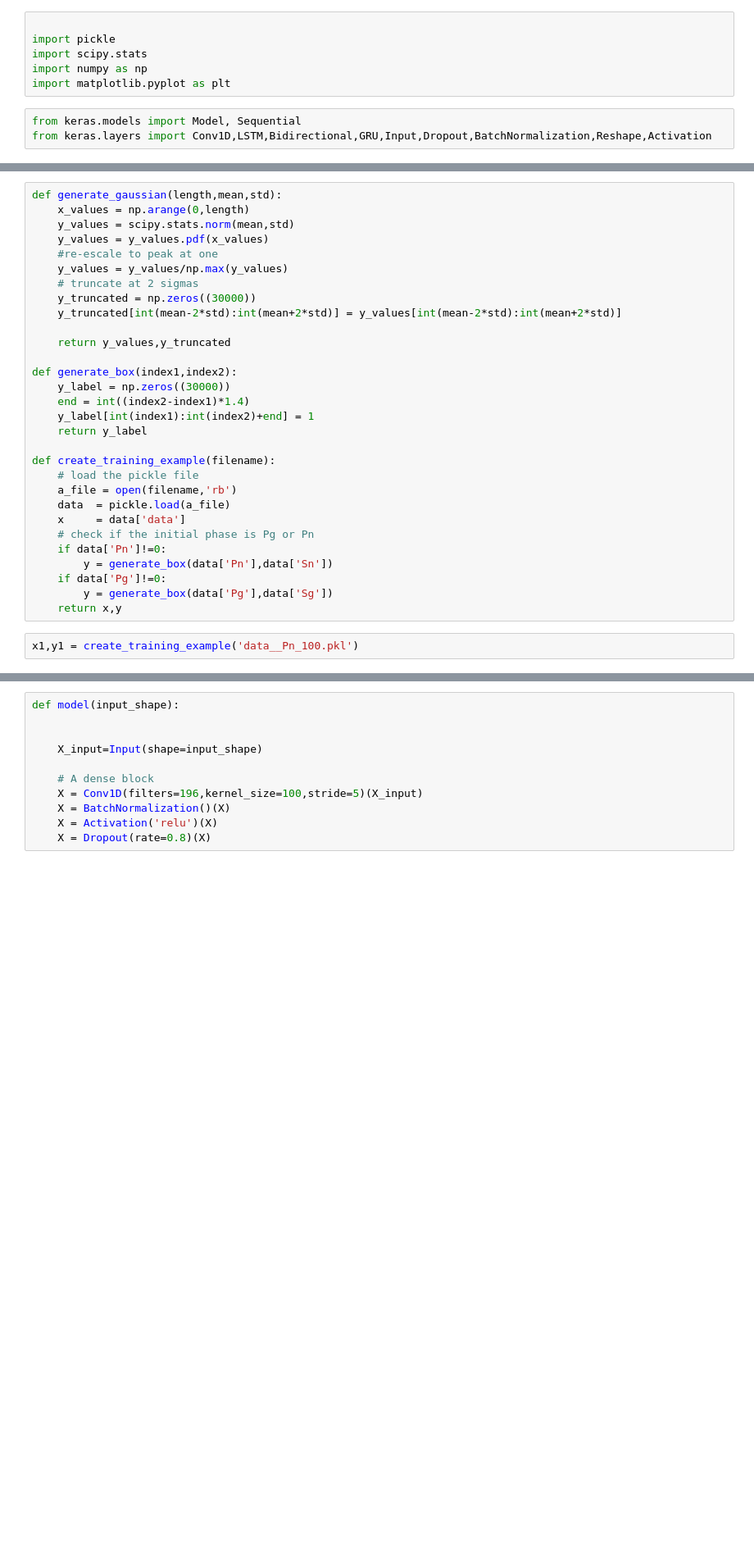
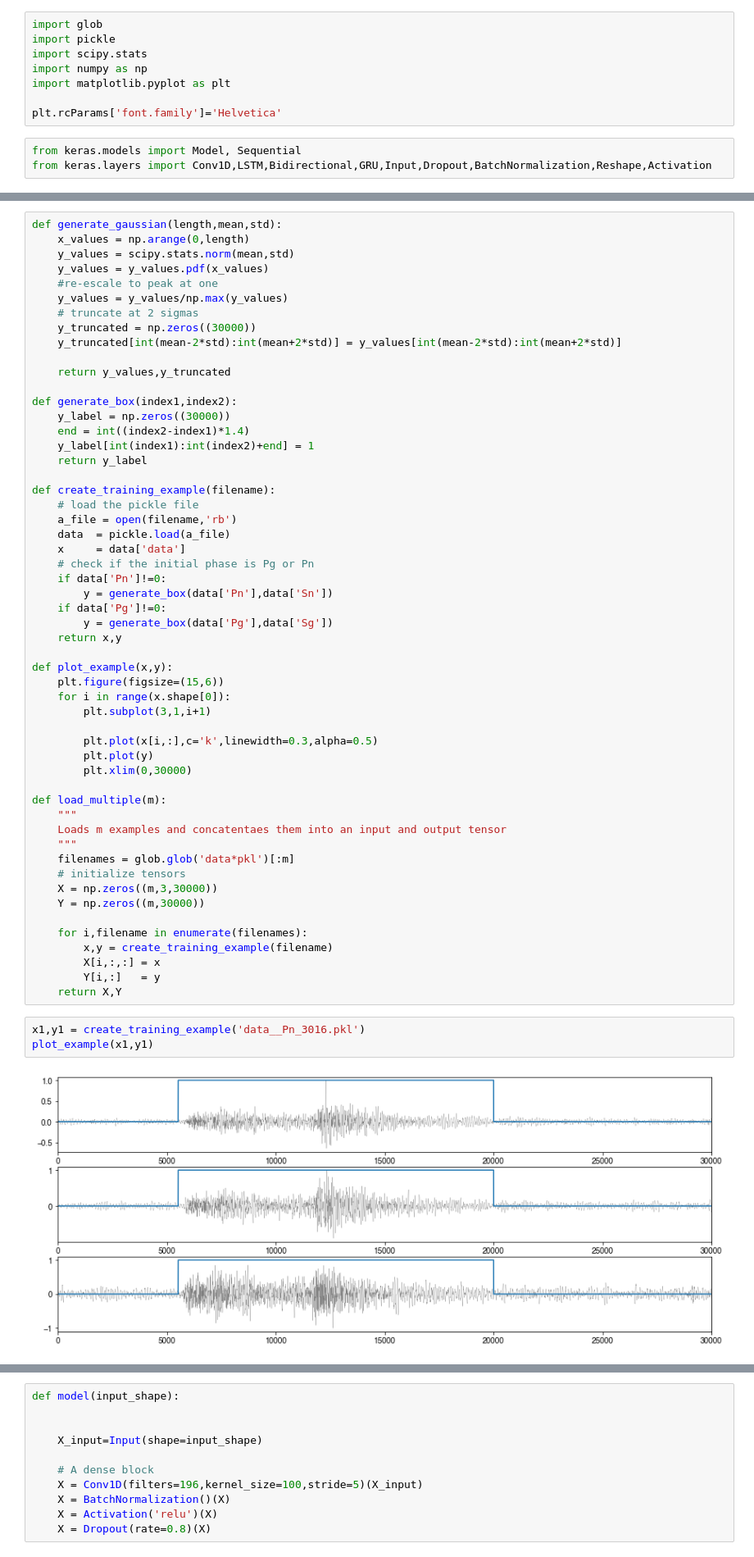
Before and after one commit to albertleonardo/Pn, a Jupyter notebook: numbertwo.ipynb, the cells around one changed output, grey strips where cells are left out. Shown at 82% size. Drawn from its saved outputs; the diff is of its cells as text; blank space fills up the shorter version.

```diff
--- a/numbertwo.ipynb
+++ b/numbertwo.ipynb
@@ -1,9 +1,11 @@
 # %%
-
+import glob
 import pickle
 import scipy.stats
 import numpy as np
 import matplotlib.pyplot as plt
+
+plt.rcParams['font.family']='Helvetica'
 # %%
 from keras.models import Model, Sequential
 from keras.layers import Conv1D,LSTM,Bidirectional,GRU,Input,Dropout,BatchNormalization,Reshape,Activation
@@ -39,5 +39,32 @@ def create_training_example(filename):
     if data['Pg']!=0:
         y = generate_box(data['Pg'],data['Sg'])
     return x,y
+
+def plot_example(x,y):
+    plt.figure(figsize=(15,6))
+    for i in range(x.shape[0]):
+        plt.subplot(3,1,i+1)
+
+        plt.plot(x[i,:],c='k',linewidth=0.3,alpha=0.5)
+        plt.plot(y)
+        plt.xlim(0,30000)
+
+def load_multiple(m):
+    """
+    Loads m examples and concatentaes them into an input and output tensor
+    """
+    filenames = glob.glob('data*pkl')[:m]
+    # initialize tensors
+    X = np.zeros((m,3,30000))
+    Y = np.zeros((m,30000))
+
+    for i,filename in enumerate(filenames):
+        x,y = create_training_example(filename)
+        X[i,:,:] = x
+        Y[i,:]   = y
+    return X,Y
 # %%
-x1,y1 = create_training_example('data__Pn_100.pkl')
+x1,y1 = create_training_example('data__Pn_3016.pkl')
+plot_example(x1,y1)
+# %% [output]
+[figure, added]
```
Also changed, not shown: parts of 3 cells of this notebook.
